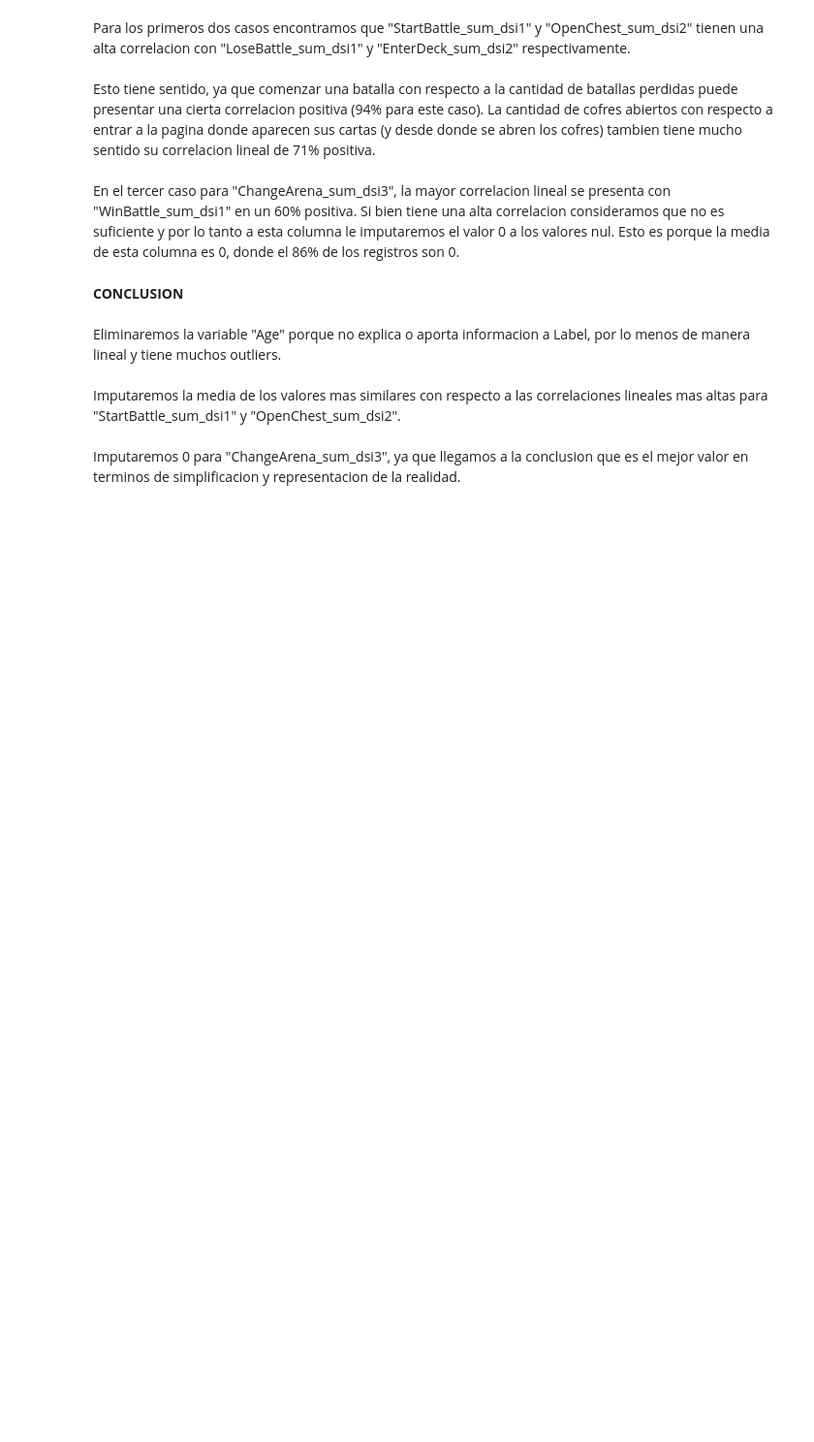
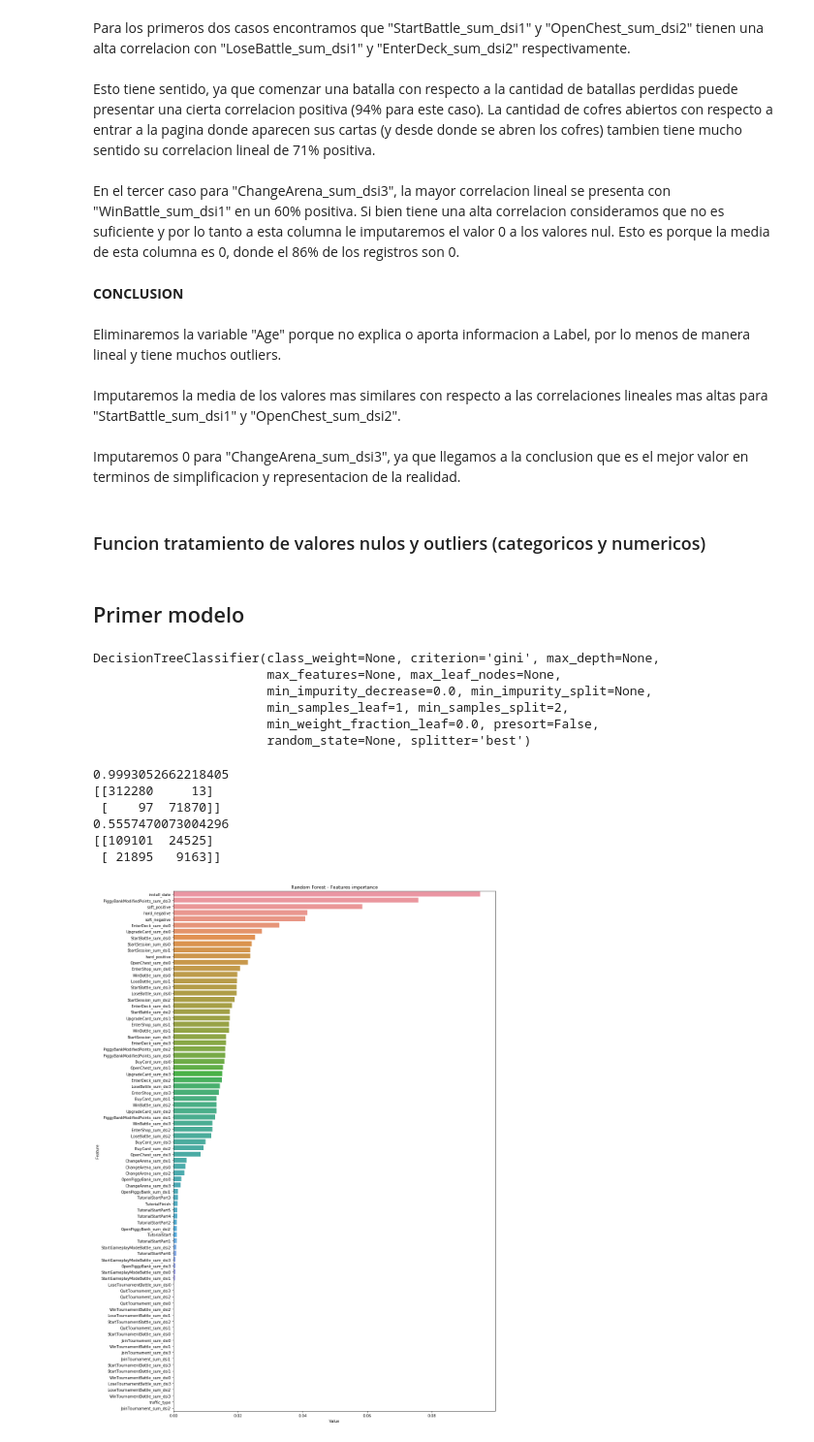
Before and after one commit to francomatiasferrari/md_MIM, a Jupyter notebook: analysis/EDA_FF.ipynb, the cells around one changed output. Shown: that part at 97% size. Drawn from its saved outputs; the diff is of its cells as text; code cells hidden in the pictures; blank space fills up the shorter version.

```diff
--- a/analysis/EDA_FF.ipynb
+++ b/analysis/EDA_FF.ipynb
@@ -335,7 +317,13 @@ Imputaremos la media de los valores mas similares con respecto a las correlacion
 <br>
 <br>
 Imputaremos 0 para "ChangeArena_sum_dsi3", ya que llegamos a la conclusion que es el mejor valor en terminos de simplificacion y representacion de la realidad.
+# %% [markdown]
+<h3>Funcion tratamiento de valores nulos y outliers (categoricos y numericos)</h3>
 # %%
 # Cleaner del dataset (completa nulls y trata outliers numericos y categoricos)
 cleaner = cl.Cleaner()
 df = cleaner.clean_all(df)
+# %% [markdown]
+<h2>Primer modelo</h2>
+# %%
+df.drop(lista_columnas_object, axis=1, inplace = True)
@@ -341,0 +340,50 @@ df = cleaner.clean_all(df)
+# %%
+features = df.loc[:, df.columns != 'Label']
+labels = df.loc[:, df.columns == 'Label']
+
+X_train, X_test, y_train, y_test = train_test_split(features, labels, test_size=0.3, random_state=42)
+
+tree_clf = DecisionTreeClassifier()
+
+"""
+tree_clf = DecisionTreeClassifier(max_depth=35,
+                                  min_samples_leaf=8,
+                                  min_samples_split=13,
+                                  max_leaf_nodes = 20000,
+                                  random_state=42)
+"""
+tree_clf.fit(X_train, y_train)
+# %% [output]
+DecisionTreeClassifier(class_weight=None, criterion='gini', max_depth=None,
+                       max_features=None, max_leaf_nodes=None,
+                       min_impurity_decrease=0.0, min_impurity_split=None,
+                       min_samples_leaf=1, min_samples_split=2,
+                       min_weight_fraction_leaf=0.0, presort=False,
+                       random_state=None, splitter='best')
+# %%
+print('Train results:')
+print(evaluate_roc(tree_clf, X_train, y_train))
+print(evaluate_confMat(tree_clf, X_train, y_train))
+print()
+print('Test results:')
+print(evaluate_roc(tree_clf, X_test, y_test))
+print(evaluate_confMat(tree_clf, X_test, y_test))
+# %% [output]
+0.9993052662218405
+[[312280     13]
+ [    97  71870]]
+0.5557470073004296
+[[109101  24525]
+ [ 21895   9163]]
+# %%
+# SKlearn models have a function that give as the feature importance.
+feature_imp = pd.DataFrame(sorted(zip(tree_clf.feature_importances_,X_train.columns)), columns=['Value','Feature'])
+
+#Now we plot in a barplot the feature importance order by "value" in decending way.
+plt.figure(figsize=(15, 20))
+sns.barplot(x="Value", y="Feature", data=feature_imp.sort_values(by="Value", ascending=False))
+plt.title('Random Forest - Features importance')
+plt.tight_layout()
+plt.show()
+# %% [output]
+[figure, added]
```
Also changed, not shown: parts of 5 cells of this notebook, 1 other file.
